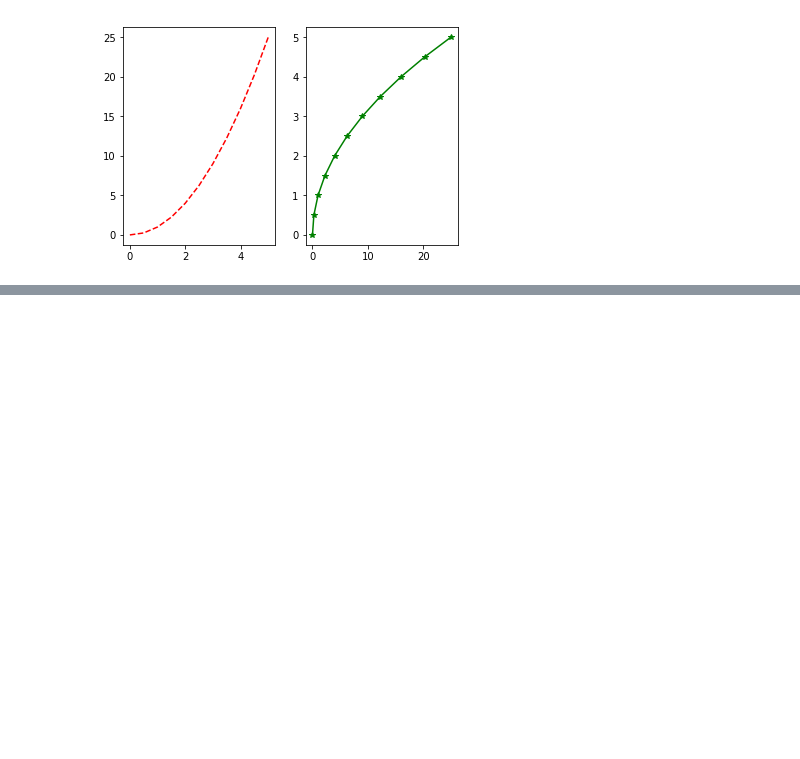
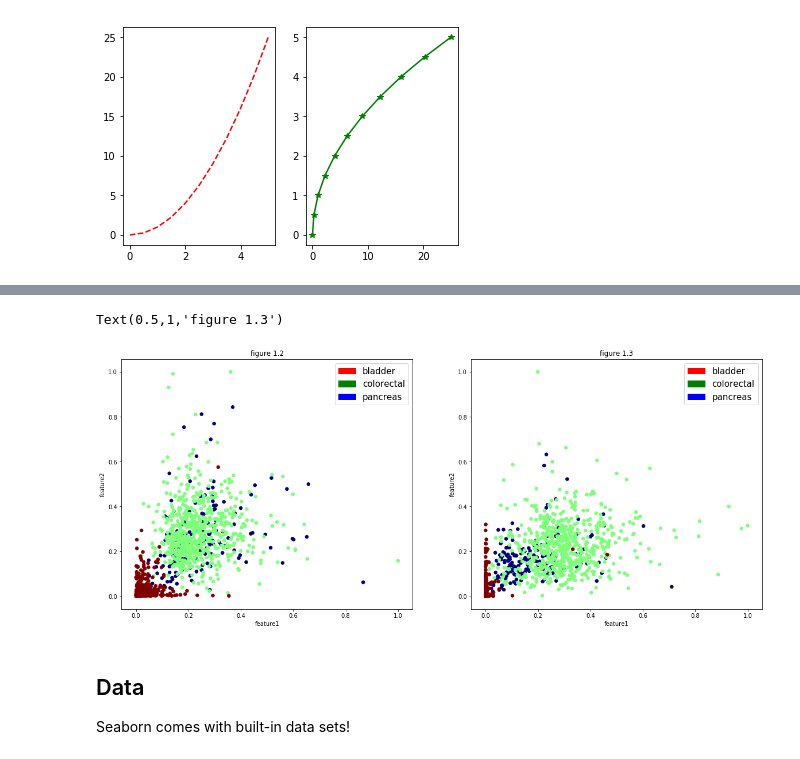
Before and after one commit to msadegh97/machine-learning-course, a Jupyter notebook: appendix-03-Visualization.ipynb, the cells around one changed output, grey strips where cells are left out. Drawn from its saved outputs; the diff is of its cells as text; code cells hidden in the pictures; blank space fills up the shorter version.

Commit message:
add matplot lib

```diff
--- a/appendix-03-Visualization.ipynb
+++ b/appendix-03-Visualization.ipynb
@@ -65,0 +71,3 @@ plt.boxplot(data,vert=True,patch_artist=True);
+# %%
+X = pd.read_csv('Datasets/matplot/X.csv')
+Y = pd.read_csv('Datasets/matplot/Y.csv')
@@ -65,0 +76,19 @@ plt.boxplot(data,vert=True,patch_artist=True);
+# %%
+fig, axes = plt.subplots(1, 2, figsize=(20,8))
+
+axes[0].scatter(X['ENSG00000141448.7'],X['ENSG00000178401.13'], c = Y['0'] , marker='o',cmap = 'jet',s=30)
+axes[1].scatter(X['ENSG00000006611.14'],X['ENSG00000106078.16'], c = Y['0'] , marker='o', cmap='jet', s = 30)
+## add details
+axes[0].legend(handles=[mpatches.Patch(color='red', label='bladder'),mpatches.Patch(color='green', label='colorectal'),mpatches.Patch(color='blue', label='pancreas')],fontsize = 15)
+axes[1].legend(handles=[mpatches.Patch(color='red', label='bladder'),mpatches.Patch(color='green', label='colorectal'),mpatches.Patch(color='blue', label='pancreas')],fontsize = 15)
+#labelxy
+axes[0].set_xlabel('feature1')
+axes[0].set_ylabel('feature2')
+axes[1].set_xlabel('feature1')
+axes[1].set_ylabel('feature2')
+#name of figure.
+axes[0].set_title("figure 1.2")
+axes[1].set_title("figure 1.3")
+# %% [output]
+Text(0.5,1,'figure 1.3')
+[figure, added]
@@ -65,0 +97,3 @@ plt.boxplot(data,vert=True,patch_artist=True);
+# %% [markdown]
+## Data
+Seaborn comes with built-in data sets!
```
Also changed, not shown: parts of 17 cells of this notebook, 6 other files.
